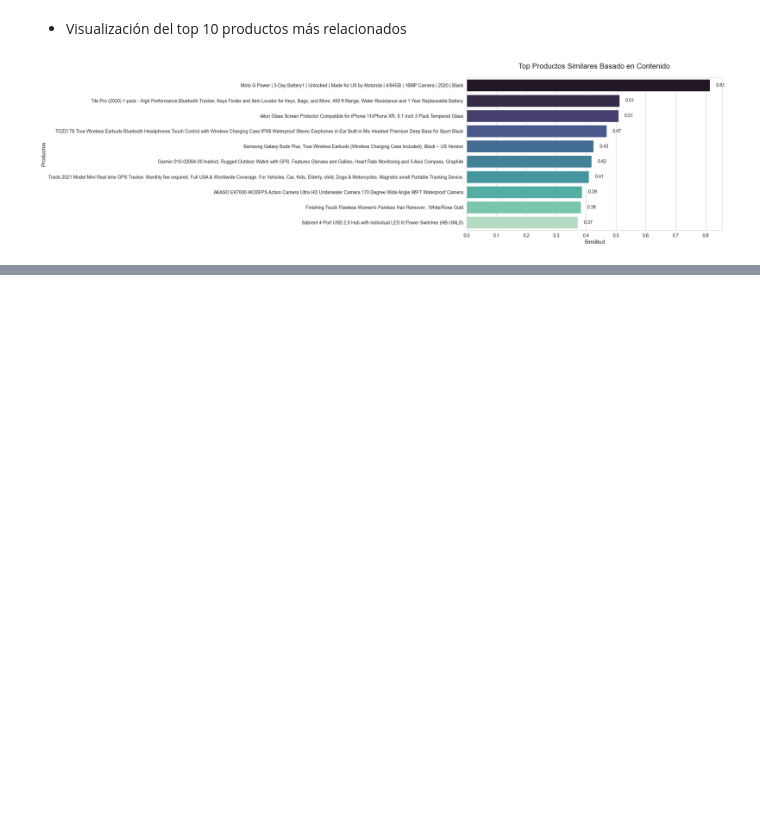
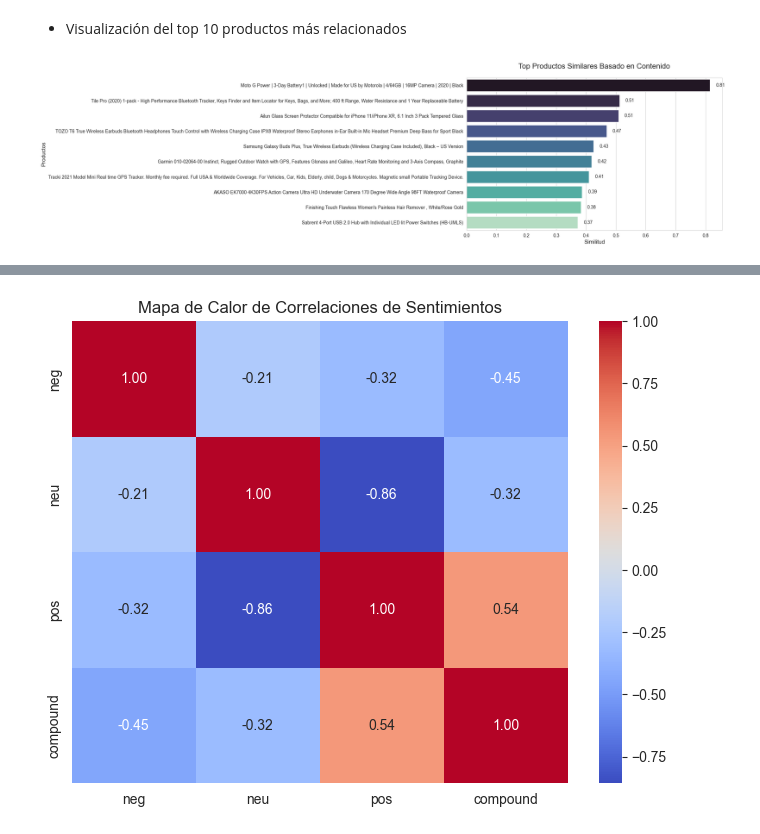
Before and after one commit to Ivan-BV/laboratorio-modulo09-leccion06-nlp, a Jupyter notebook: modulo09-leccion06-nlp-LAB.ipynb, the cells around one changed output, grey strips where cells are left out. Drawn from its saved outputs; the diff is of its cells as text; code cells hidden in the pictures; blank space fills up the shorter version.

```diff
--- a/modulo09-leccion06-nlp-LAB.ipynb
+++ b/modulo09-leccion06-nlp-LAB.ipynb
@@ -325,0 +347,4 @@ plt.tight_layout()
+# %%
+sentimiento.graficar_mapa_calor_sentimientos()
+# %% [output]
+[figure, added]
```
Also changed, not shown: parts of 28 cells of this notebook, 1 other file.
